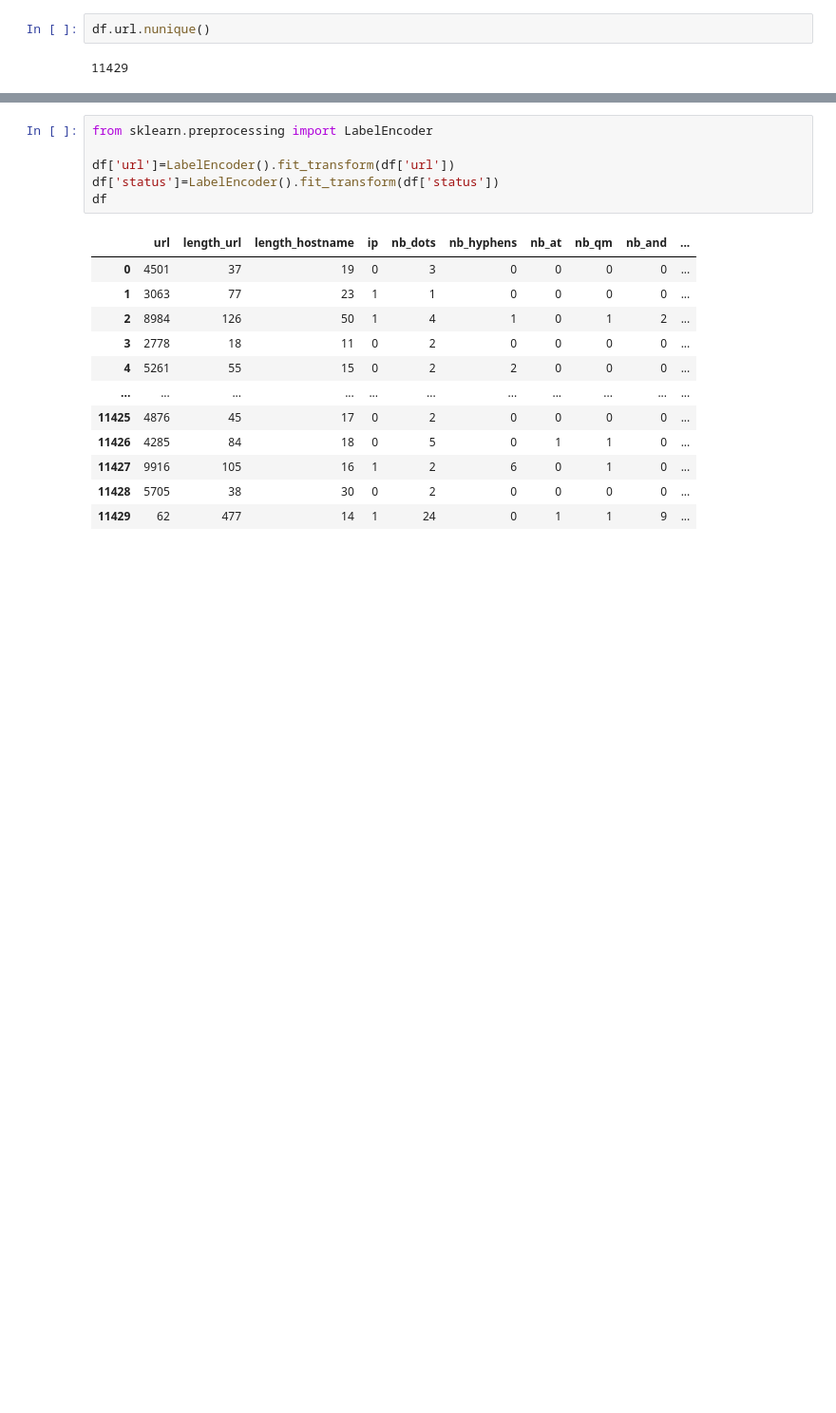
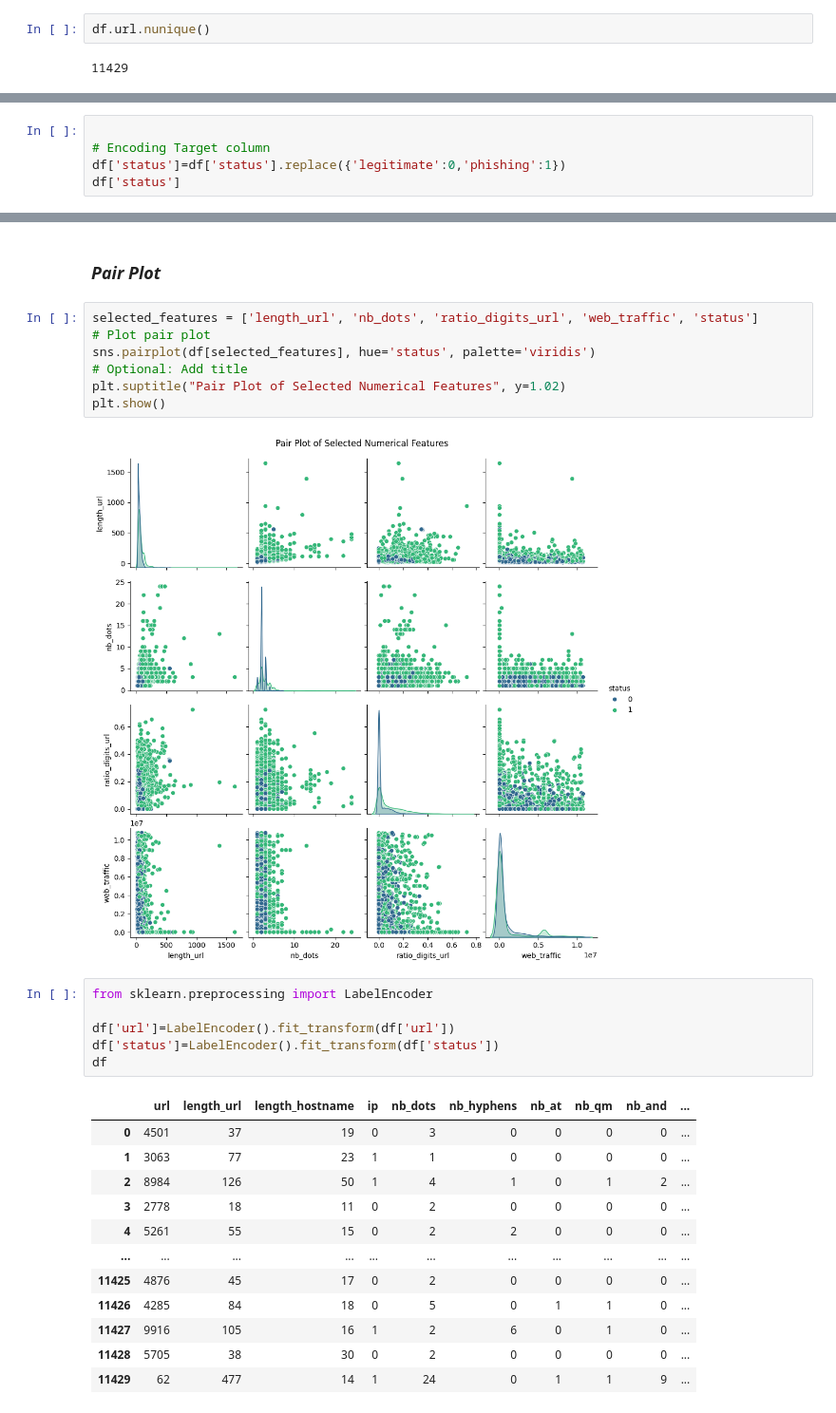
Before and after one commit to Saimehtre18/CodeB_Intership, a Jupyter notebook: model.ipynb, the cells around one changed output, grey strips where cells are left out. Shown at 95% size. Drawn from its saved outputs; the diff is of its cells as text; blank space fills up the shorter version.

```diff
--- a/model.ipynb
+++ b/model.ipynb
@@ -213,0 +244,5 @@ report
+# %%
+
+# Encoding Target column
+df['status']=df['status'].replace({'legitimate':0,'phishing':1})
+df['status']
@@ -214,3 +276,14 @@ report
+# %% [markdown]
+### *Pair Plot*
+# %%
+selected_features = ['length_url', 'nb_dots', 'ratio_digits_url', 'web_traffic', 'status']
+# Plot pair plot
+sns.pairplot(df[selected_features], hue='status', palette='viridis')
+# Optional: Add title
+plt.suptitle("Pair Plot of Selected Numerical Features", y=1.02)
+plt.show()
+# %% [output]
+[figure, added]
 # %%
 from sklearn.preprocessing import LabelEncoder
 
```
Also changed, not shown: parts of 22 cells of this notebook.
